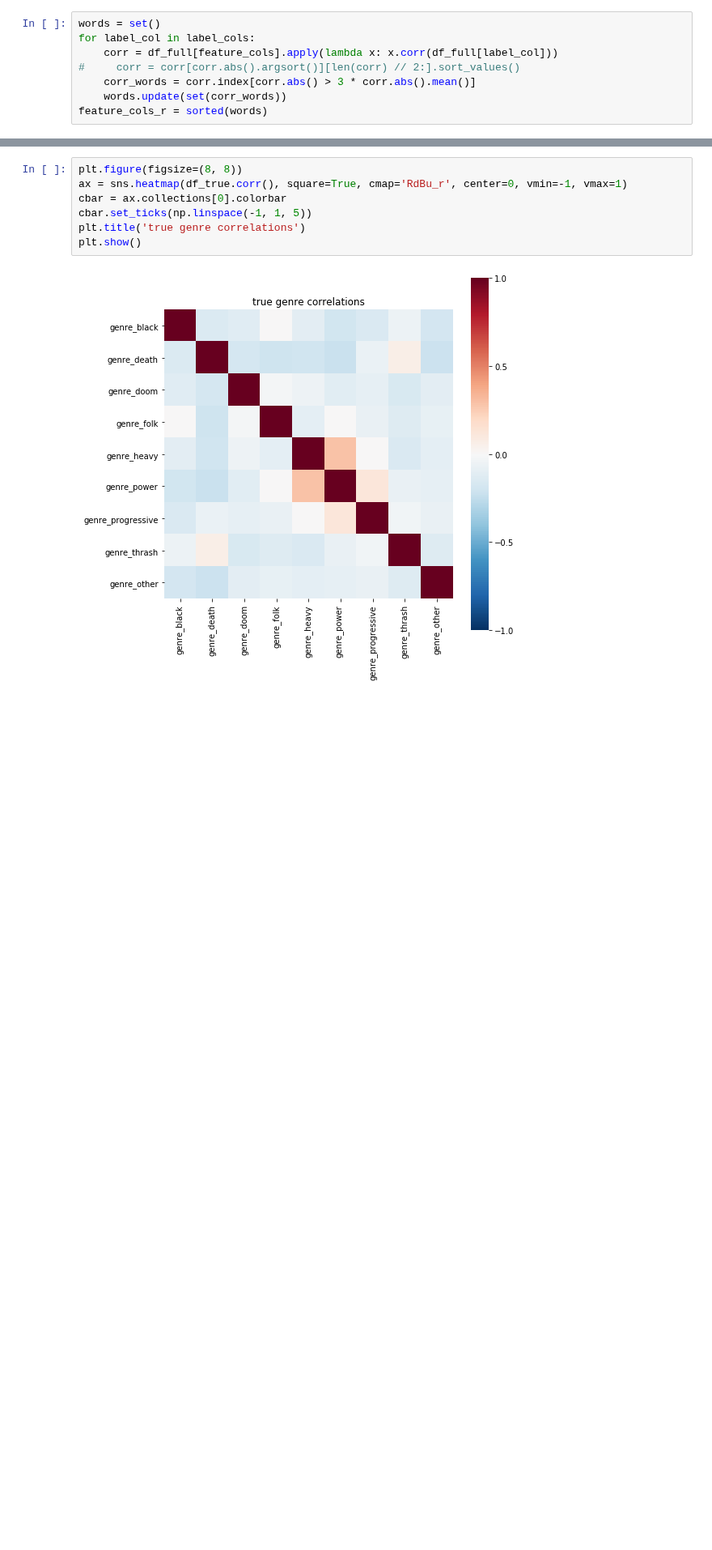
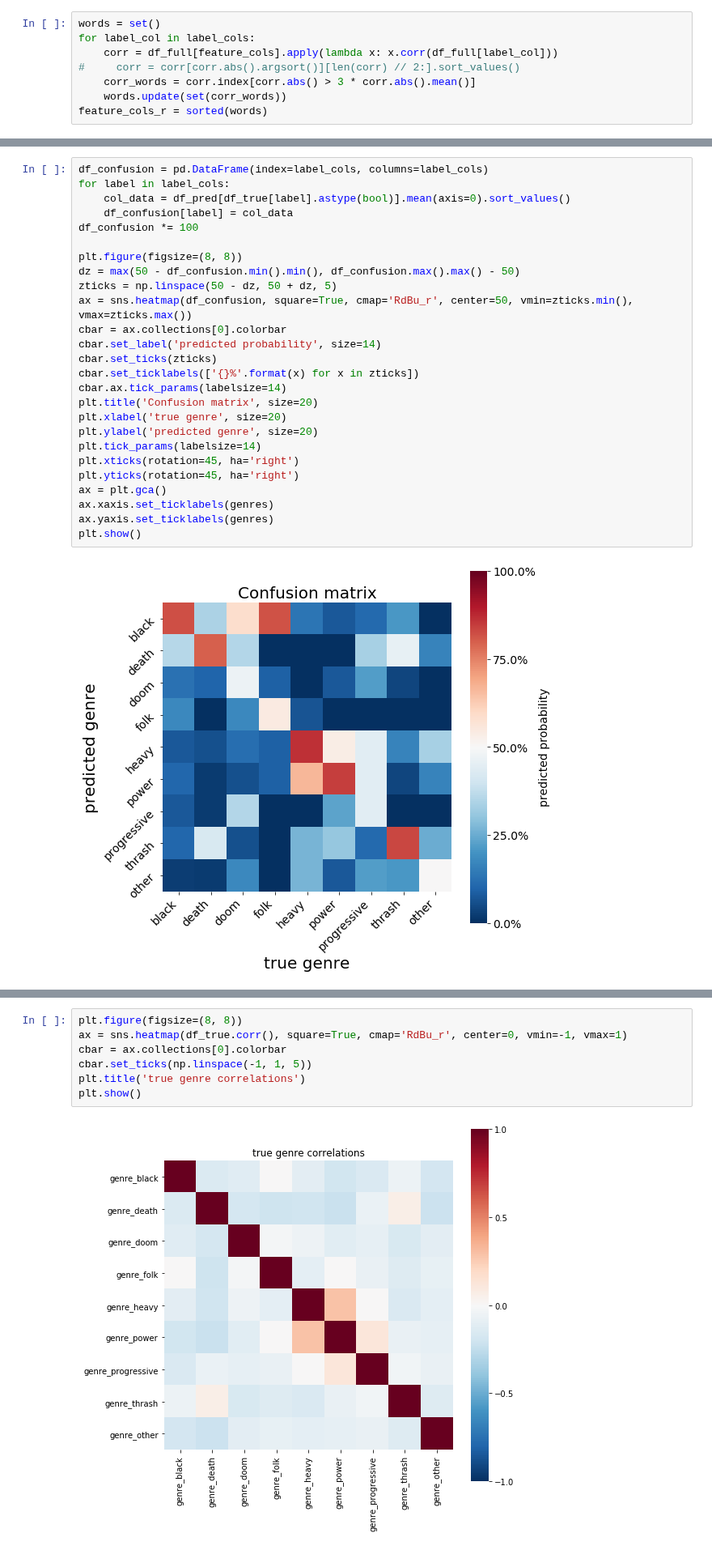
Before and after one commit to pdqnguyen/metallyrics, a Jupyter notebook: multi-genre-model.ipynb, the cells around one changed output, grey strips where cells are left out. Shown at 81% size. Cells and saved outputs as stored; diff of their text form; blank space fills up the shorter version.

```diff
--- a/multi-genre-model.ipynb
+++ b/multi-genre-model.ipynb
@@ -222,0 +441,28 @@ for base_model in br.estimators_['genre_black'].base_models:
+# %%
+df_confusion = pd.DataFrame(index=label_cols, columns=label_cols)
+for label in label_cols:
+    col_data = df_pred[df_true[label].astype(bool)].mean(axis=0).sort_values()
+    df_confusion[label] = col_data
+df_confusion *= 100
+
+plt.figure(figsize=(8, 8))
+dz = max(50 - df_confusion.min().min(), df_confusion.max().max() - 50)
+zticks = np.linspace(50 - dz, 50 + dz, 5)
+ax = sns.heatmap(df_confusion, square=True, cmap='RdBu_r', center=50, vmin=zticks.min(), vmax=zticks.max())
+cbar = ax.collections[0].colorbar
+cbar.set_label('predicted probability', size=14)
+cbar.set_ticks(zticks)
+cbar.set_ticklabels(['{}%'.format(x) for x in zticks])
+cbar.ax.tick_params(labelsize=14)
+plt.title('Confusion matrix', size=20)
+plt.xlabel('true genre', size=20)
+plt.ylabel('predicted genre', size=20)
+plt.tick_params(labelsize=14)
+plt.xticks(rotation=45, ha='right')
+plt.yticks(rotation=45, ha='right')
+ax = plt.gca()
+ax.xaxis.set_ticklabels(genres)
+ax.yaxis.set_ticklabels(genres)
+plt.show()
+# %% [output]
+[figure, added]
```
Also changed, not shown: parts of 37 cells of this notebook.
